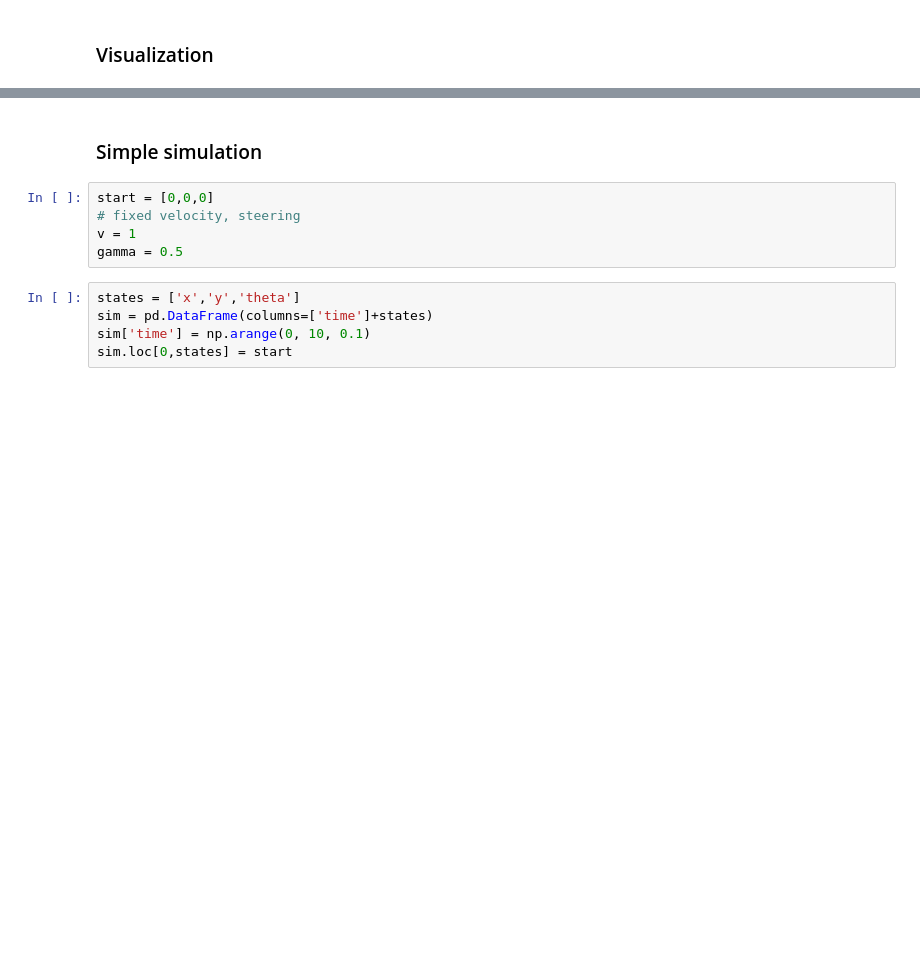
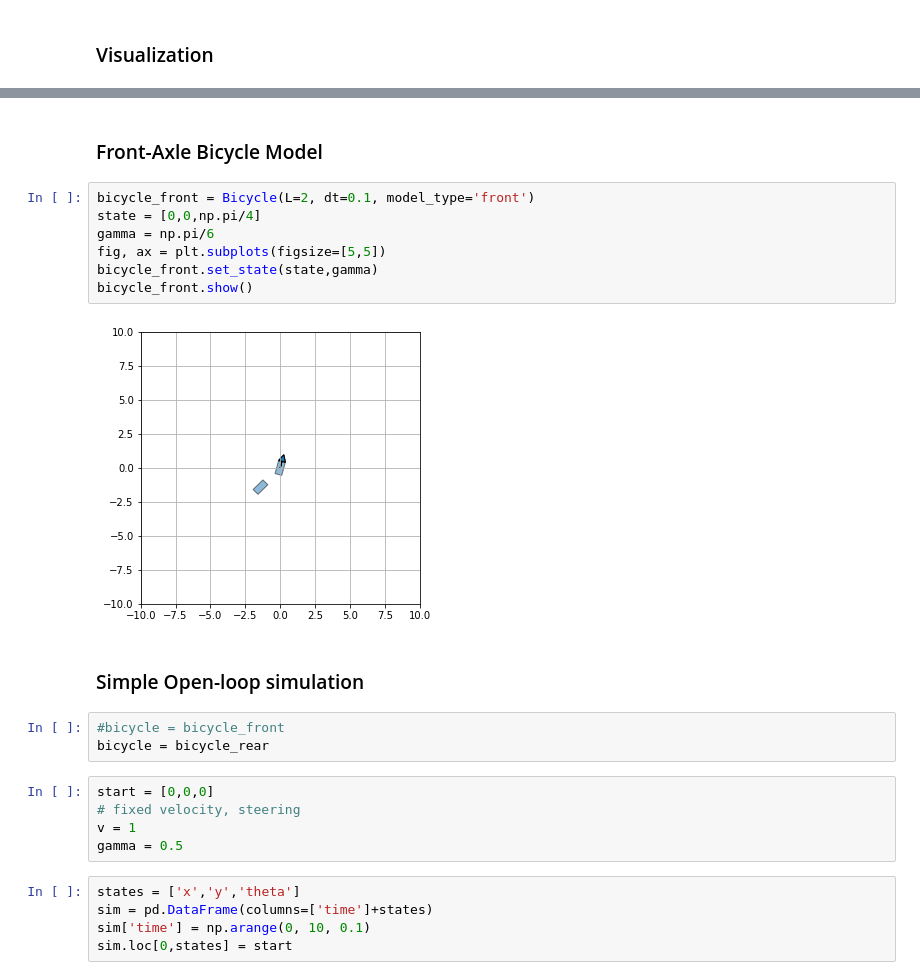
Before and after one commit to kh11kim/jupyrobo, a Jupyter notebook: BicycleModel/bicycle_model.ipynb, the cells around one changed output, grey strips where cells are left out. Cells and saved outputs as stored; diff of their text form; blank space fills up the shorter version.

```diff
--- a/BicycleModel/bicycle_model.ipynb
+++ b/BicycleModel/bicycle_model.ipynb
@@ -91,5 +91,19 @@ bicycle.show()
+# %% [markdown]
+### Front-Axle Bicycle Model
+# %%
+bicycle_front = Bicycle(L=2, dt=0.1, model_type='front')
+state = [0,0,np.pi/4]
+gamma = np.pi/6
+fig, ax = plt.subplots(figsize=[5,5])
+bicycle_front.set_state(state,gamma)
+bicycle_front.show()
+# %% [output]
+[figure, added]
 # %% [markdown]
-### Simple simulation
+### Simple Open-loop simulation
+# %%
+#bicycle = bicycle_front
+bicycle = bicycle_rear
 # %%
 start = [0,0,0]
 # fixed velocity, steering
```
Also changed, not shown: parts of 21 cells of this notebook, 5 other files.
